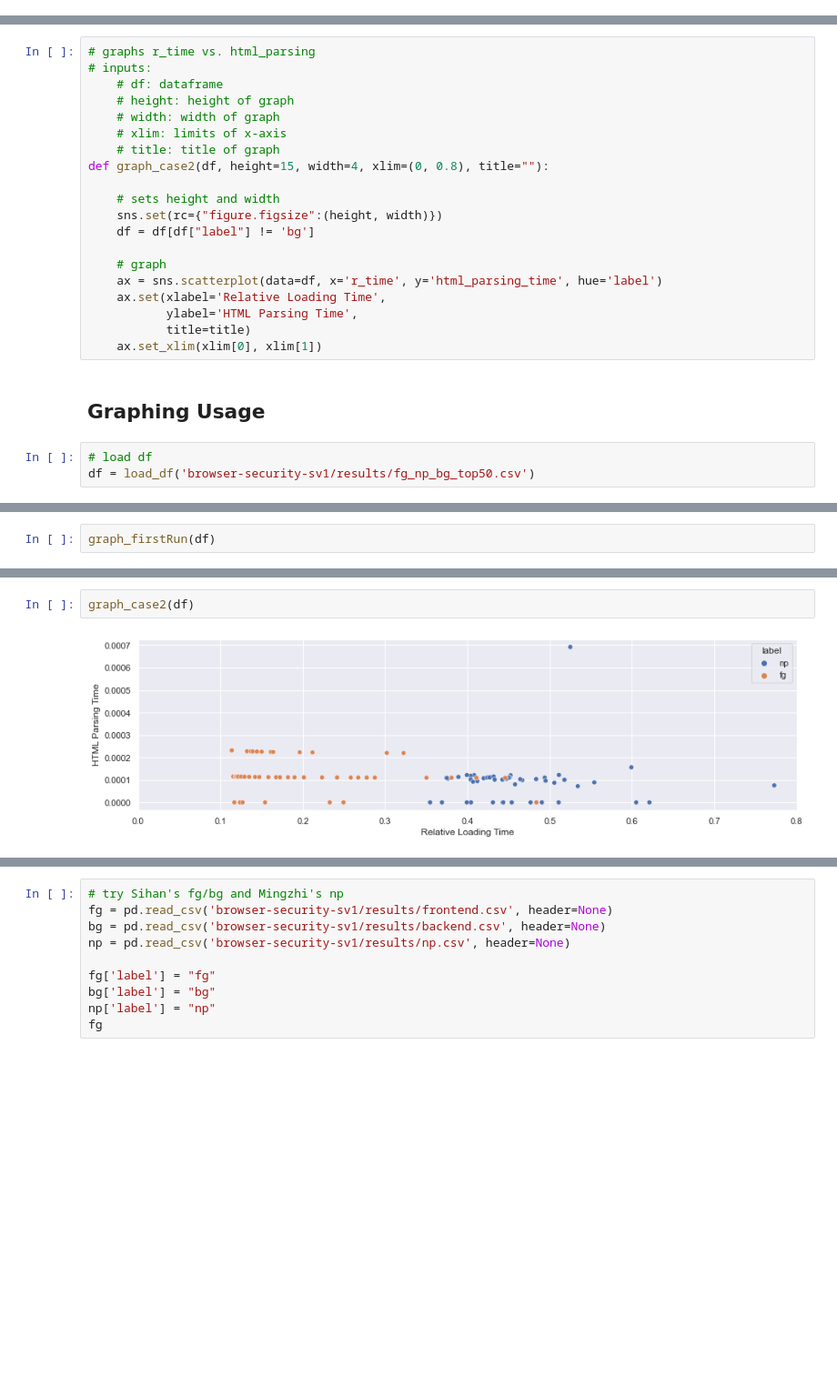
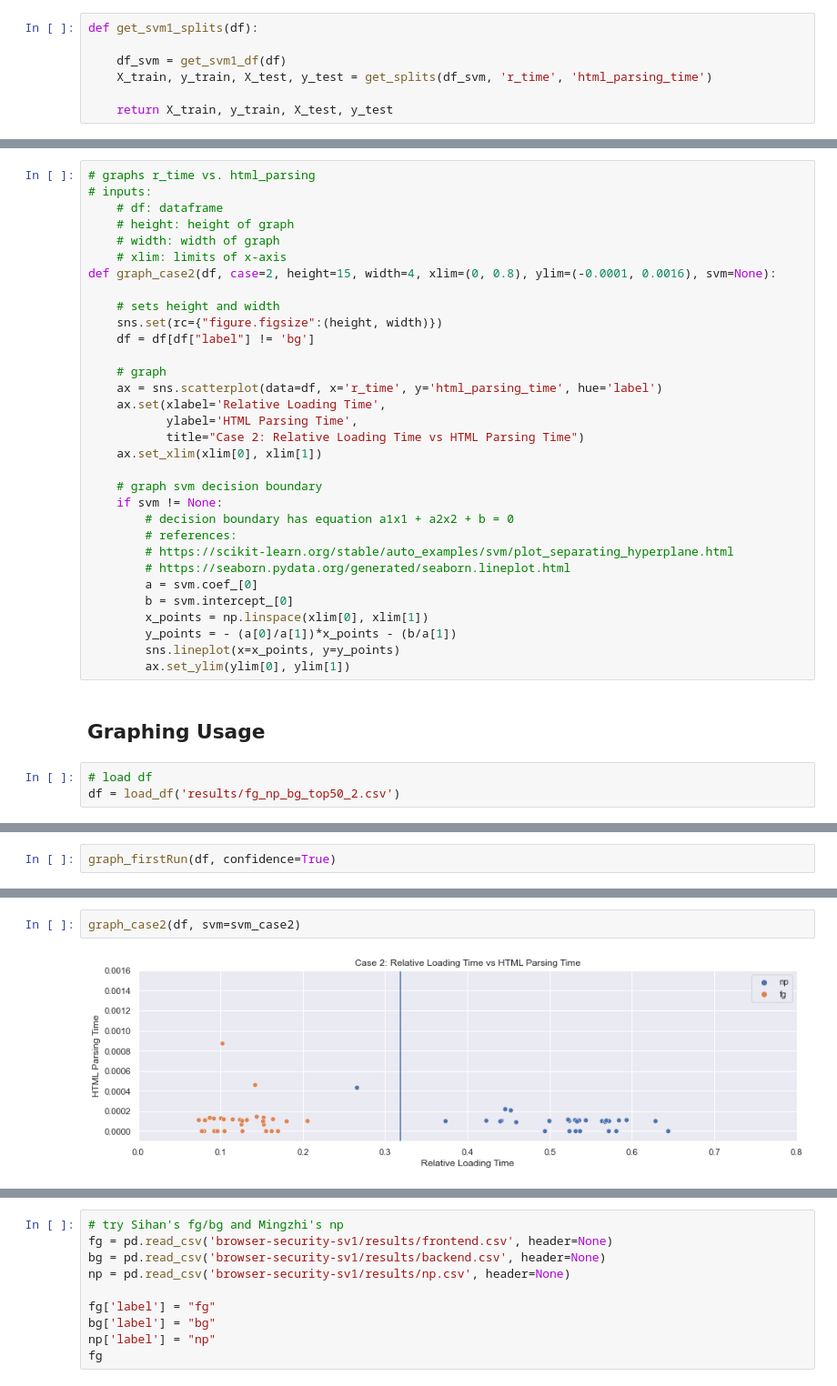
Before and after one commit to haoyt5/browser-security-sv1, a Jupyter notebook: cleaning_graphing_modeling.ipynb, the cells around one changed output, grey strips where cells are left out. Shown at 91% size. Drawn from its saved outputs; the diff is of its cells as text; blank space fills up the shorter version.

```diff
--- a/cleaning_graphing_modeling.ipynb
+++ b/cleaning_graphing_modeling.ipynb
@@ -69,0 +132,7 @@ def remove_outliers(df):
+# %%
+def get_svm1_splits(df):
+
+    df_svm = get_svm1_df(df)
+    X_train, y_train, X_test, y_test = get_splits(df_svm, 'r_time', 'html_parsing_time')
+
+    return X_train, y_train, X_test, y_test
@@ -104,8 +225,7 @@ def graph_firstRun(df, types=[], height=15, width=4, xlim=(0, 0.8), title=""):
     # height: height of graph
     # width: width of graph
     # xlim: limits of x-axis
-    # title: title of graph
-def graph_case2(df, height=15, width=4, xlim=(0, 0.8), title=""):
+def graph_case2(df, case=2, height=15, width=4, xlim=(0, 0.8), ylim=(-0.0001, 0.0016), svm=None):
 
     # sets height and width
     sns.set(rc={"figure.figsize":(height, width)})
@@ -115,13 +235,26 @@ def graph_case2(df, height=15, width=4, xlim=(0, 0.8), title=""):
     ax = sns.scatterplot(data=df, x='r_time', y='html_parsing_time', hue='label')
     ax.set(xlabel='Relative Loading Time',
            ylabel='HTML Parsing Time',
-           title=title)
+           title="Case 2: Relative Loading Time vs HTML Parsing Time")
     ax.set_xlim(xlim[0], xlim[1])
+
+    # graph svm decision boundary
+    if svm != None:
+        # decision boundary has equation a1x1 + a2x2 + b = 0
+        # references:
+        # https://scikit-learn.org/stable/auto_examples/svm/plot_separating_hyperplane.html
+        # https://seaborn.pydata.org/generated/seaborn.lineplot.html
+        a = svm.coef_[0]
+        b = svm.intercept_[0]
+        x_points = np.linspace(xlim[0], xlim[1])
+        y_points = - (a[0]/a[1])*x_points - (b/a[1])
+        sns.lineplot(x=x_points, y=y_points)
+        ax.set_ylim(ylim[0], ylim[1])
 # %% [markdown]
 ## Graphing Usage
 # %%
 # load df
-df = load_df('browser-security-sv1/results/fg_np_bg_top50.csv')
+df = load_df('results/fg_np_bg_top50_2.csv')
 # %%
 # get r_bg, r_np, and clean dataset
 r_bg, r_np, df = cleanup(df)
@@ -174,3 +307,3 @@ graph_firstRun(df, ["fg", "np"])
 # %%
-graph_firstRun(df)
+graph_firstRun(df, confidence=True)
 # %% [output]
@@ -178,4 +313,4 @@ graph_firstRun(df)
 # %%
-graph_case2(df)
+graph_case2(df, svm=svm_case2)
 # %% [output]
-[figure, old version]
+[figure, new version]
```
Also changed, not shown: parts of 57 cells of this notebook.
